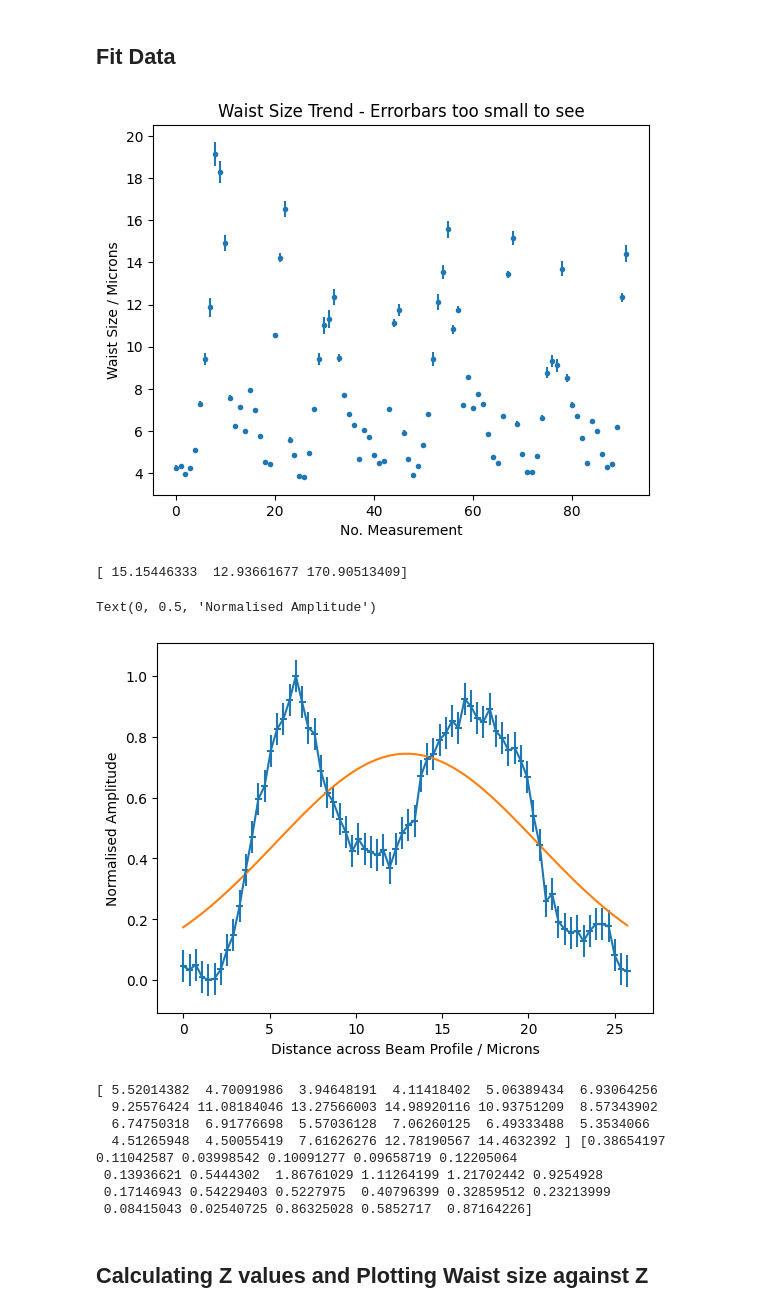
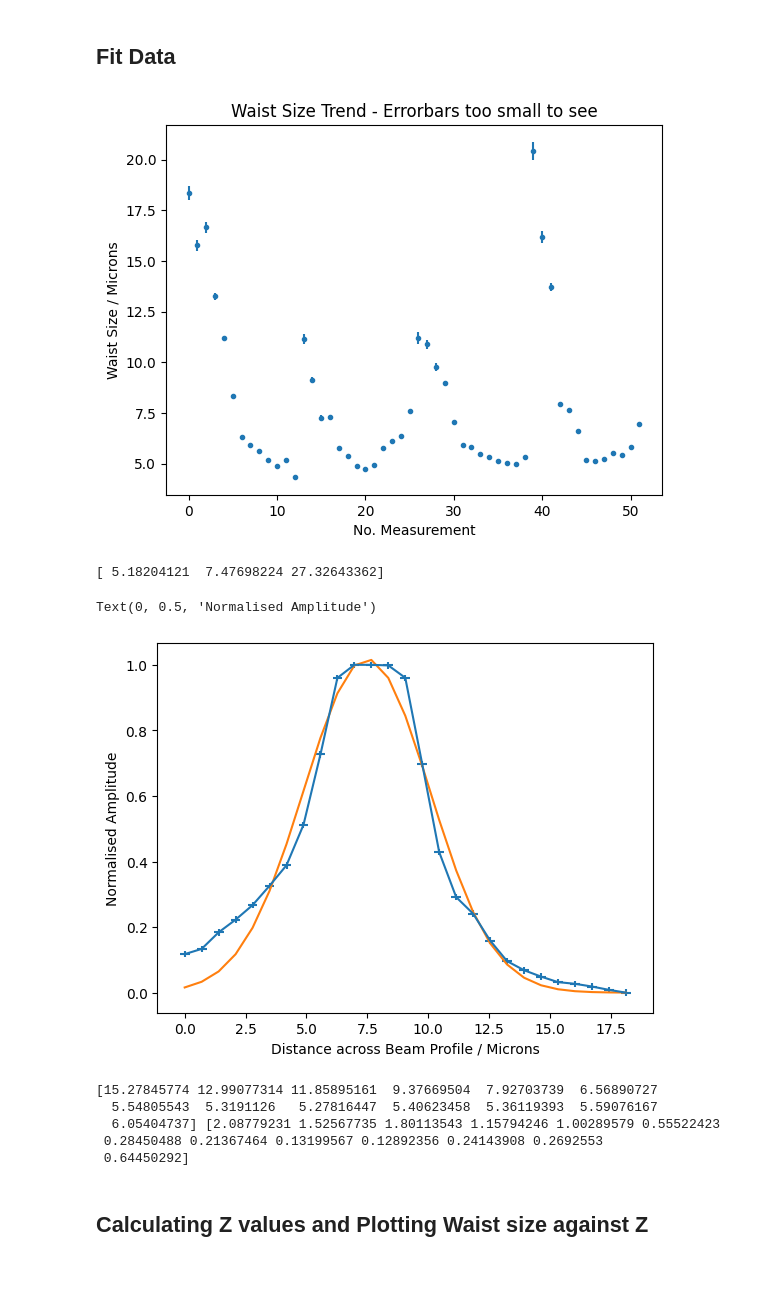
Before and after one commit to akay8/Level4Project, a Jupyter notebook: Epiphany/2024-02-14-Tapered_Fibre_Radial_3.ipynb, the cells around one changed output. Drawn from its saved outputs; the diff is of its cells as text; code cells hidden in the pictures; blank space fills up the shorter version.

```diff
--- a/Epiphany/2024-02-14-Tapered_Fibre_Radial_3.ipynb
+++ b/Epiphany/2024-02-14-Tapered_Fibre_Radial_3.ipynb
@@ -30,7 +30,7 @@ from lvl4_functions import *
 ## Import Data
 # %%
 # Define useful path to data
-globalpath = "C:/Users/abiga/OneDrive - Durham University/1. Fourth Year/1. Project/Memory Stick Backup/Confocal Work/2024-02-14/Data-Set2/"
+globalpath = "C:/Users/abiga/OneDrive - Durham University/1. Fourth Year/1. Project/Memory Stick Backup/Confocal Work/2024-02-14/Afternoon/Data-Red/"
 # %%
 # Import data
 distances, amplitudes = import_data(globalpath)
@@ -39,6 +39,6 @@ distances, amplitudes = import_data(globalpath)
 # %%
 # Define how many data points we have. 'data size'
-ds = 23
+ds = 13
 
 # Quick plot of raw data
 for i in range(ds):
@@ -94,7 +94,8 @@ chi_red_array = np.zeros(len(all_distances))
 
 # Populate initial guess array - important to change per data set!!
 initial_guesses = np.zeros((len(all_distances),3))
-initial_guesses[:,0] = 3
+initial_guesses[:,0] = 20
+initial_guesses[9,0] = 5
 initial_guesses[:,1] = 6
 initial_guesses[:,2] = 1
 initial_guesses[1,1] = 10
@@ -104,8 +105,8 @@ initial_guesses[9,0] = 20
 initial_guesses[38,0] = 20
 initial_guesses[43,0] = 20
 initial_guesses[45,0] = 20
-initial_guesses[58,0] = 20
-initial_guesses[68,0] = 20
+# initial_guesses[58,0] = 20
+# initial_guesses[68,0] = 20
 # initial_guesses[14:,1] = 50
 # initial_guesses[0,0] = 0.2
 
@@ -119,6 +120,8 @@ waists_errs = params_errs_[:,0]
 # print(len(waists))
 # print(waists_errs)
 
+waists[9] = np.abs(waists[9])
+
 # Plot waist trend
 plt.errorbar(np.arange(len(all_distances)),waists, yerr = waists_errs, linestyle = '', marker = 'o', ms = 3)
 plt.xlabel('No. Measurement')
@@ -129,19 +132,19 @@ for i in range(len(waists)):
     if waists[i] < 0:
         print(i, waists[i])
 # %% [output]
-[figure, old version]
+[figure, new version]
 # %%
-t = 68
+t = 9
 plt.errorbar(all_distances[t], all_amps[t], xerr=all_distances_errors[t],yerr=all_amps_errors[t])
 plt.plot(all_distances[t],y_fits[t])
 print(params_[t])
 
 plt.xlabel('Distance across Beam Profile / Microns')
 plt.ylabel('Normalised Amplitude')
 # %% [output]
-[ 15.15446333  12.93661677 170.90513409]
+[ 5.18204121  7.47698224 27.32643362]
 Text(0, 0.5, 'Normalised Amplitude')
-[figure, old version]
+[figure, new version]
 # %%
 ''' Split waist fits into vertical and horizontal measurements and take average'''
 
@@ -160,13 +163,11 @@ mean_waists = np.mean(waists_array, axis = 0)
 std_waists = np.std(np.array(waists_array), axis = 0) / np.sqrt(np.shape(waists_array)[0])
 print(mean_waists, std_waists)
 # %% [output]
-[ 5.52014382  4.70091986  3.94648191  4.11418402  5.06389434  6.93064256
-  9.25576424 11.08184046 13.27566003 14.98920116 10.93751209  8.57343902
-  6.74750318  6.91776698  5.57036128  7.06260125  6.49333488  5.3534066
-  4.51265948  4.50055419  7.61626276 12.78190567 14.4632392 ] [0.38654197 0.11042587 0.03998542 0.10091277 0.09658719 0.12205064
- 0.13936621 0.5444302  1.86761029 1.11264199 1.21702442 0.9254928
- 0.17146943 0.54229403 0.5227975  0.40796399 0.32859512 0.23213999
- 0.08415043 0.02540725 0.86325028 0.5852717  0.87164226]
+[15.27845774 12.99077314 11.85895161  9.37669504  7.92703739  6.56890727
+  5.54805543  5.3191126   5.27816447  5.40623458  5.36119393  5.59076167
+  6.05404737] [2.08779231 1.52567735 1.80113543 1.15794246 1.00289579 0.55522423
+ 0.28450488 0.21367464 0.13199567 0.12892356 0.24143908 0.2692553
+ 0.64450292]
 # %% [markdown]
 ## Calculating Z values and Plotting Waist size against Z
 # %%
```
Also changed, not shown: parts of 11 cells of this notebook.
